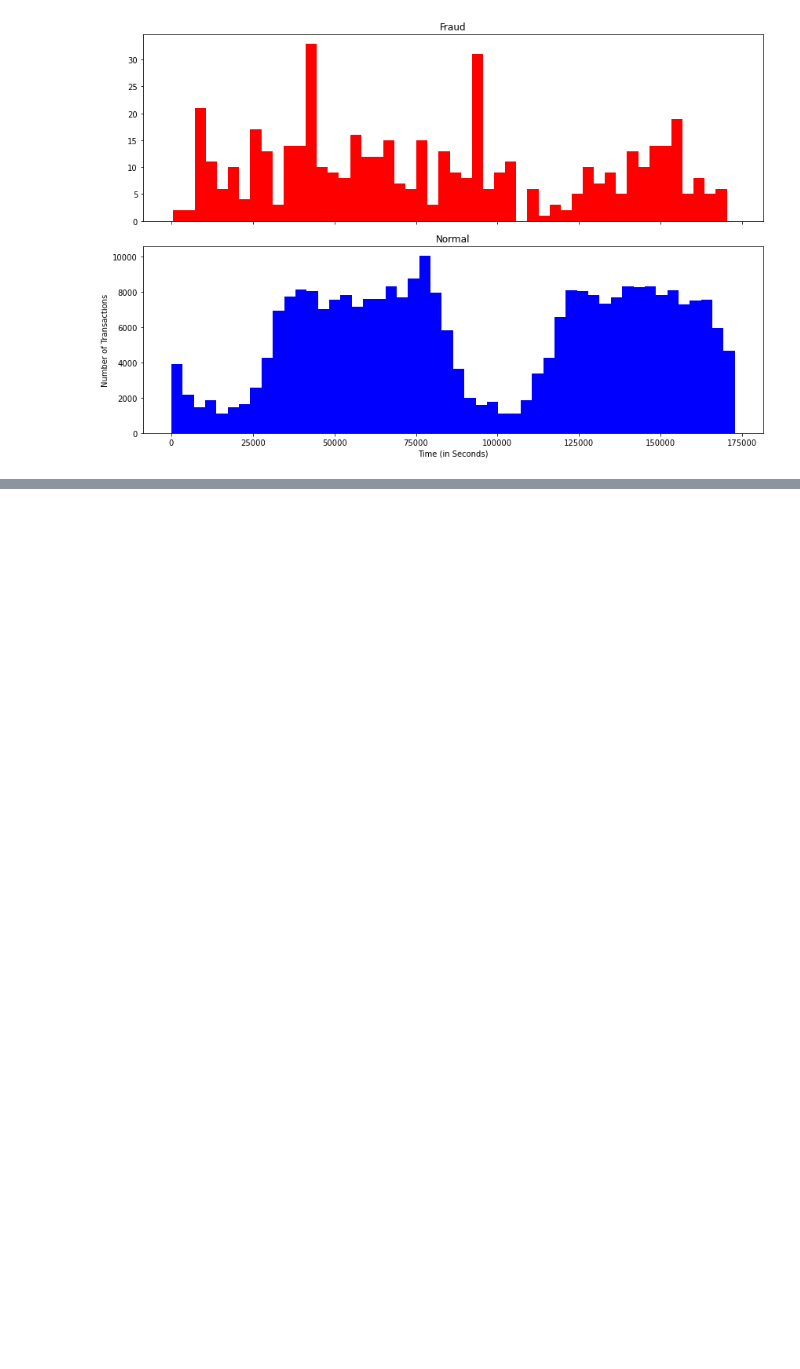
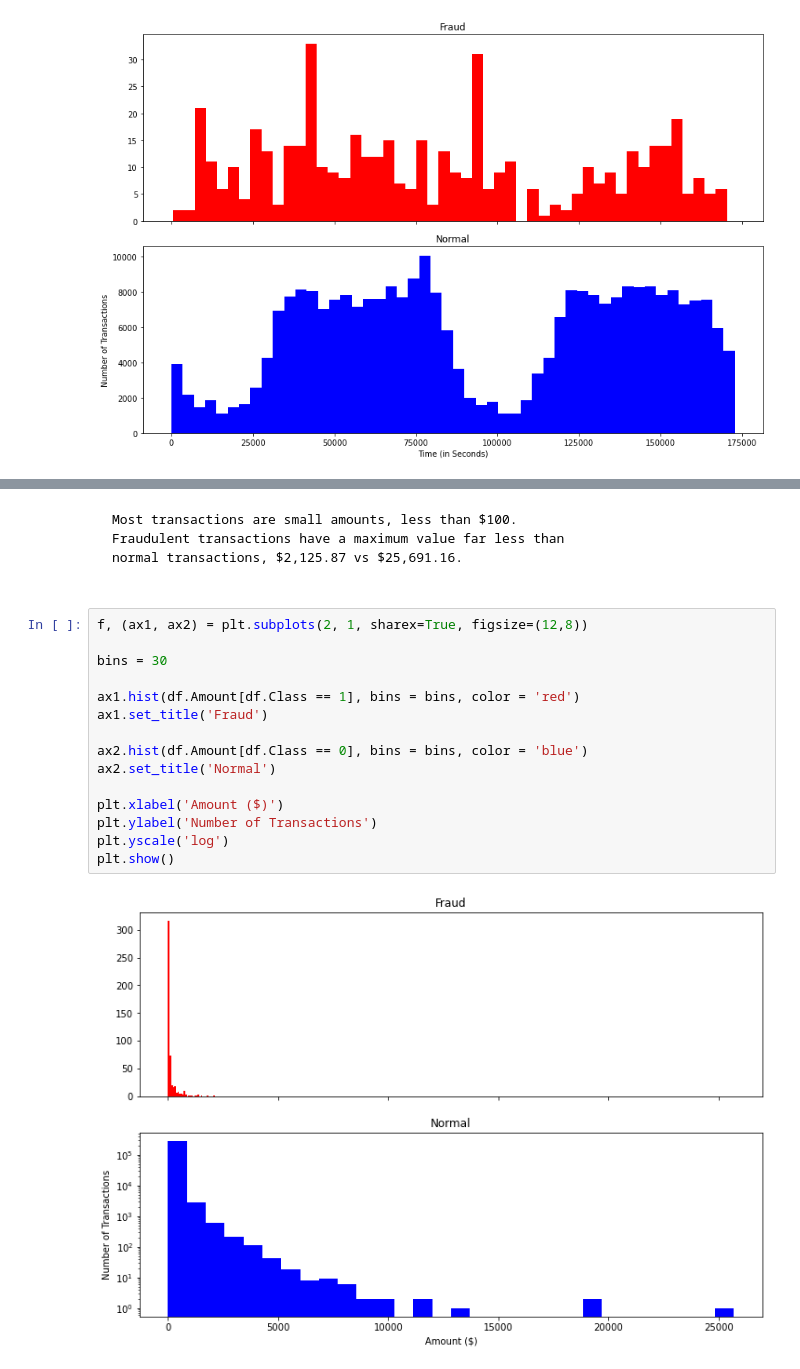
Before and after one commit to AmerAhmed/fraud_detection, a Jupyter notebook: fraud_detection.ipynb, the cells around one changed output, grey strips where cells are left out. Drawn from its saved outputs; the diff is of its cells as text; blank space fills up the shorter version.

Commit message:
transactions are small amounts

````diff
--- a/fraud_detection.ipynb
+++ b/fraud_detection.ipynb
@@ -177,0 +204,24 @@ plt.show()
+# %% [markdown]
+```
+Most transactions are small amounts, less than $100.
+Fraudulent transactions have a maximum value far less than
+normal transactions, $2,125.87 vs $25,691.16.
+
+```
+# %%
+f, (ax1, ax2) = plt.subplots(2, 1, sharex=True, figsize=(12,8))
+
+bins = 30
+
+ax1.hist(df.Amount[df.Class == 1], bins = bins, color = 'red')
+ax1.set_title('Fraud')
+
+ax2.hist(df.Amount[df.Class == 0], bins = bins, color = 'blue')
+ax2.set_title('Normal')
+
+plt.xlabel('Amount ($)')
+plt.ylabel('Number of Transactions')
+plt.yscale('log')
+plt.show()
+# %% [output]
+[figure, added]
````
Also changed, not shown: parts of 2 cells of this notebook.
